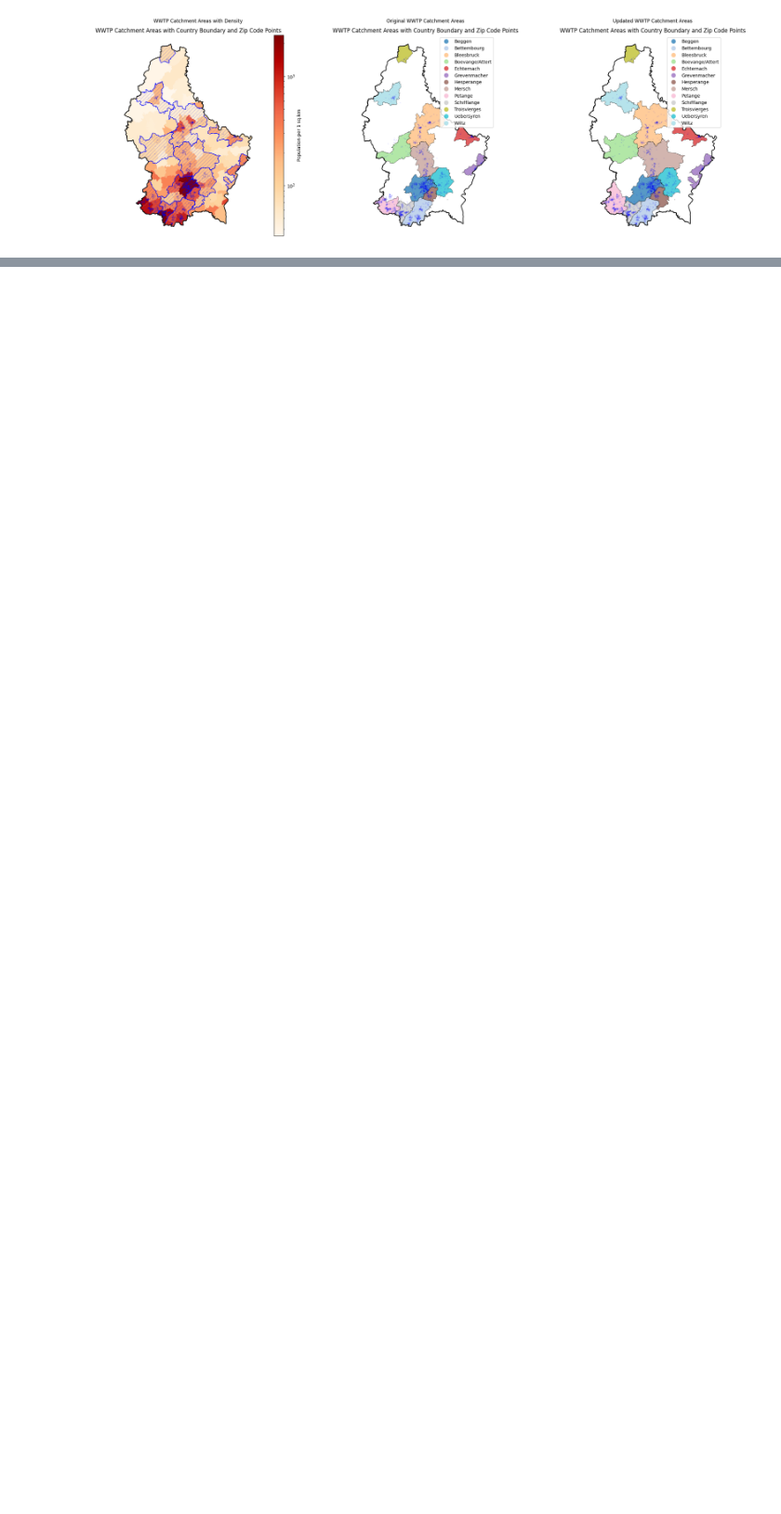
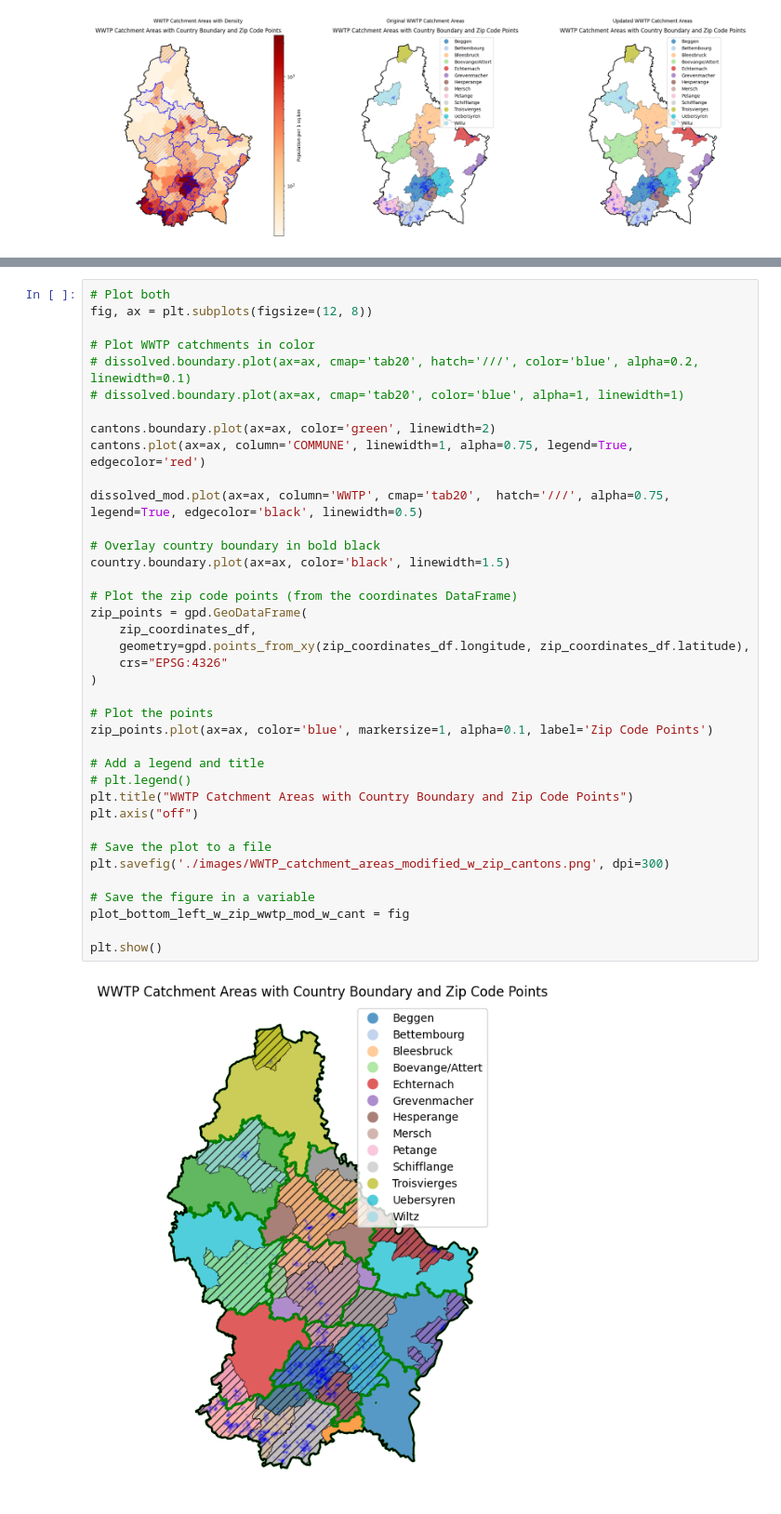
Before and after one commit to prasadadhav/experiments_with_leaflet_interactive_webmaps, a Jupyter notebook: geojson_editor.ipynb, the cells around one changed output, grey strips where cells are left out. Shown at 93% size. Drawn from its saved outputs; the diff is of its cells as text; blank space fills up the shorter version.

```diff
--- a/geojson_editor.ipynb
+++ b/geojson_editor.ipynb
@@ -524,0 +607,40 @@ plt.show()
+# %%
+# Plot both
+fig, ax = plt.subplots(figsize=(12, 8))
+
+# Plot WWTP catchments in color
+# dissolved.boundary.plot(ax=ax, cmap='tab20', hatch='///', color='blue', alpha=0.2, linewidth=0.1)
+# dissolved.boundary.plot(ax=ax, cmap='tab20', color='blue', alpha=1, linewidth=1)
+
+cantons.boundary.plot(ax=ax, color='green', linewidth=2)
+cantons.plot(ax=ax, column='COMMUNE', linewidth=1, alpha=0.75, legend=True, edgecolor='red')
+
+dissolved_mod.plot(ax=ax, column='WWTP', cmap='tab20',  hatch='///', alpha=0.75, legend=True, edgecolor='black', linewidth=0.5)
+
+# Overlay country boundary in bold black
+country.boundary.plot(ax=ax, color='black', linewidth=1.5)
+
+# Plot the zip code points (from the coordinates DataFrame)
+zip_points = gpd.GeoDataFrame(
+    zip_coordinates_df,
+    geometry=gpd.points_from_xy(zip_coordinates_df.longitude, zip_coordinates_df.latitude),
+    crs="EPSG:4326"
+)
+
+# Plot the points
+zip_points.plot(ax=ax, color='blue', markersize=1, alpha=0.1, label='Zip Code Points')
+
+# Add a legend and title
+# plt.legend()
+plt.title("WWTP Catchment Areas with Country Boundary and Zip Code Points")
+plt.axis("off")
+
+# Save the plot to a file
+plt.savefig('./images/WWTP_catchment_areas_modified_w_zip_cantons.png', dpi=300)
+
+# Save the figure in a variable
+plot_bottom_left_w_zip_wwtp_mod_w_cant = fig
+
+plt.show()
+# %% [output]
+[figure, added]
```
Also changed, not shown: parts of 11 cells of this notebook, 8 other files.
